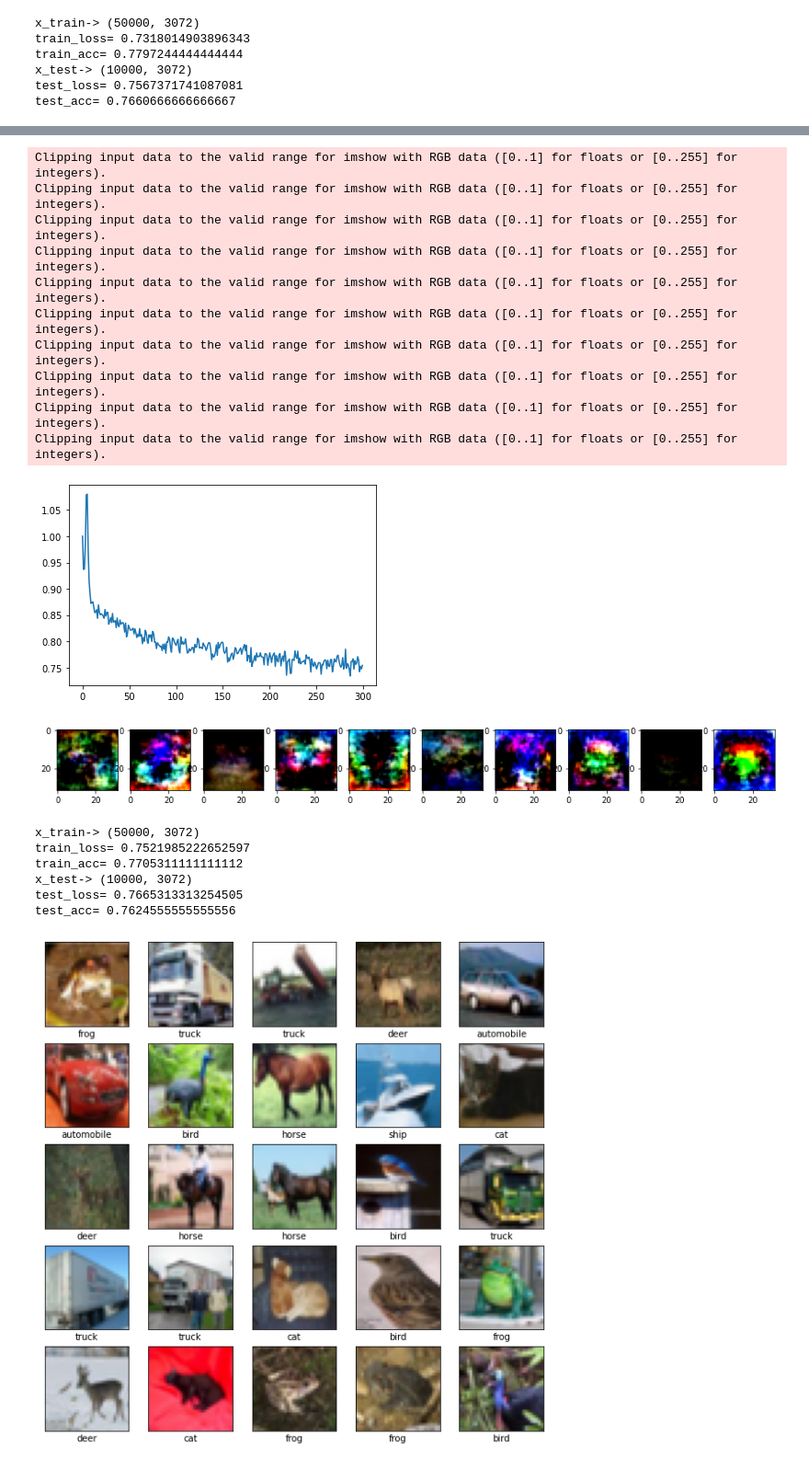
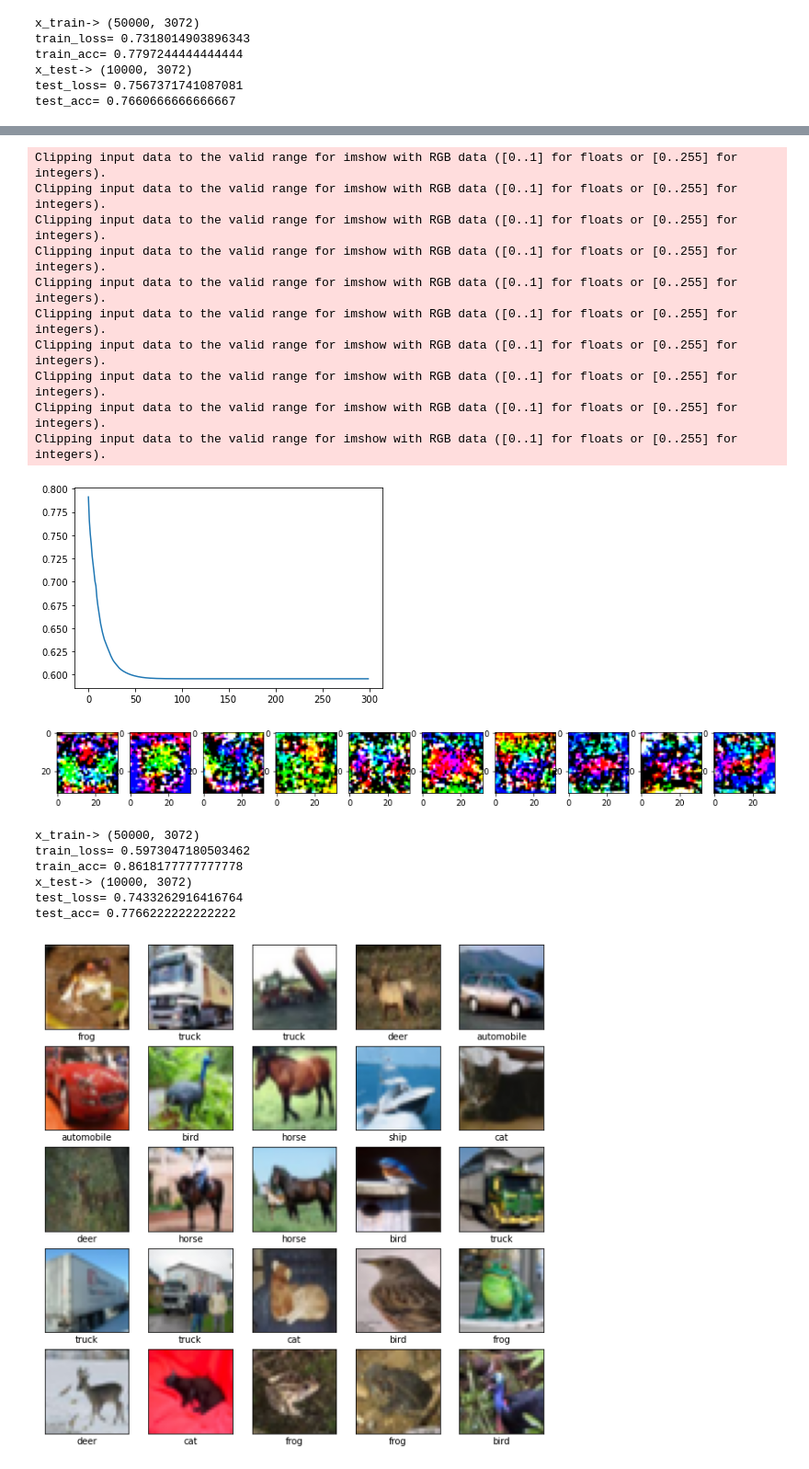
Before and after one commit to Navoda-Sewwandi/Image-Processing-and-Machine-Vision, a Jupyter notebook: 180589K_a04.ipynb, the cells around one changed output, grey strips where cells are left out. Shown at 92% size. Cells and saved outputs as stored; diff of their text form; code cells hidden in the pictures.

```diff
--- a/180589K_a04.ipynb
+++ b/180589K_a04.ipynb
@@ -292,32 +292,38 @@ reg =5e-6 # regularization parameter
 loss_history = []
 train_acc_history = []
 val_acc_history = []
+seed=0
+rng= np.random.default_rng(seed=seed)
 for t in range(iterations):
-    batch_indices=np.random.choice(Ntr,batch_size)
-    # Forward pass
-    x=x_train[batch_indices]
-    y=y_train[batch_indices]
-    h=1.0/(1.0+np.exp(-(x.dot(w1)+b1))) #sigmoid function
-    y_pred=h.dot(w2)+b2 # predicted value of y
-    loss=(1./batch_size*np.square(y_pred-y).sum())+reg*(np.sum(w2*w2)+np.sum(w1*w1)) #loss function
+    #batch_indices=np.random.choice(Ntr,batch_size)
+    indices=np.arange(Ntr)
+    indices = np.split(indices,100)
+    for batch_indices in indices:
+        rng.shuffle(batch_indices)
+        # Forward pass
+        x=x_train[batch_indices]
+        y=y_train[batch_indices]
+        h=1.0/(1.0+np.exp(-(x.dot(w1)+b1))) #sigmoid function
+        y_pred=h.dot(w2)+b2 # predicted value of y
+        loss=(1./batch_size*np.square(y_pred-y).sum())+reg*(np.sum(w2*w2)+np.sum(w1*w1)) #loss function
+
+        # Backward pass
+        dy_pred=1./batch_size*2.0*(y_pred-y) # Partial derivative of loss w.r.t predicted value of y
+        dw2=h.T.dot(dy_pred)+reg*w2 # Partial derivative of loss w.r.t predicted value of w2
+        db2=dy_pred.sum(axis=0) # Partial derivative of loss w.r.t predicted value of b2
+        dh=dy_pred.dot(w2.T)  # Partial derivative of loss w.r.t predicted value of h
+        dw1=x.T.dot(dh*h*(1-h))+reg*w1 # Partial derivative of loss w.r.t predicted value of w1
+        db1=(dh*h*(1-h)).sum(axis=0) # Partial derivative of loss w.r.t predicted value of b1
+
+        w2-=lr*dw2
+        w1-=lr*dw1
+        b1-=lr*db1
+        b2-=lr*db2
+        lr*=lr_decay
     loss_history.append(loss)
+    if t%10==0:
+            print('iteration%d/%d:loss%f'%(t,iterations,loss))
 
-    if t%10==0:
-        print('iteration%d/%d:loss%f'%(t,iterations,loss))
-
-    # Backward pass
-    dy_pred=1./batch_size*2.0*(y_pred-y) # Partial derivative of loss w.r.t predicted value of y
-    dw2=h.T.dot(dy_pred)+reg*w2 # Partial derivative of loss w.r.t predicted value of w2
-    db2=dy_pred.sum(axis=0) # Partial derivative of loss w.r.t predicted value of b2
-    dh=dy_pred.dot(w2.T)  # Partial derivative of loss w.r.t predicted value of h
-    dw1=x.T.dot(dh*h*(1-h))+reg*w1 # Partial derivative of loss w.r.t predicted value of w1
-    db1=(dh*h*(1-h)).sum(axis=0) # Partial derivative of loss w.r.t predicted value of b1
-
-    w2-=lr*dw2
-    w1-=lr*dw1
-    b1-=lr*db1
-    b2-=lr*db2
-    lr*=lr_decay
 
 # Printing accuracies and displaying w as images
 plt.plot(loss_history)
@@ -367,21 +373,21 @@ iteration290/300:loss0.747114
 Clipping input data to the valid range for imshow with RGB data ([0..1] for floats or [0..255] for integers).
 Clipping input data to the valid range for imshow with RGB data ([0..1] for floats or [0..255] for integers).
 Clipping input data to the valid range for imshow with RGB data ([0..1] for floats or [0..255] for integers).
 Clipping input data to the valid range for imshow with RGB data ([0..1] for floats or [0..255] for integers).
 Clipping input data to the valid range for imshow with RGB data ([0..1] for floats or [0..255] for integers).
 Clipping input data to the valid range for imshow with RGB data ([0..1] for floats or [0..255] for integers).
 Clipping input data to the valid range for imshow with RGB data ([0..1] for floats or [0..255] for integers).
 Clipping input data to the valid range for imshow with RGB data ([0..1] for floats or [0..255] for integers).
 Clipping input data to the valid range for imshow with RGB data ([0..1] for floats or [0..255] for integers).
 Clipping input data to the valid range for imshow with RGB data ([0..1] for floats or [0..255] for integers).
-[figure, old version]
+[figure, new version]
-[figure, old version]
+[figure, new version]
 x_train-> (50000, 3072)
-train_loss= 0.7521985222652597
-train_acc= 0.7705311111111112
+train_loss= 0.5973047180503462
+train_acc= 0.8618177777777778
 x_test-> (10000, 3072)
-test_loss= 0.7665313313254505
-test_acc= 0.7624555555555556
+test_loss= 0.7433262916416764
+test_acc= 0.7766222222222222
 # %%
 #item4
 #from_future_import absolute_import,division,print_function,unicode_literals
```
Also changed, not shown: parts of 1 cell of this notebook.
